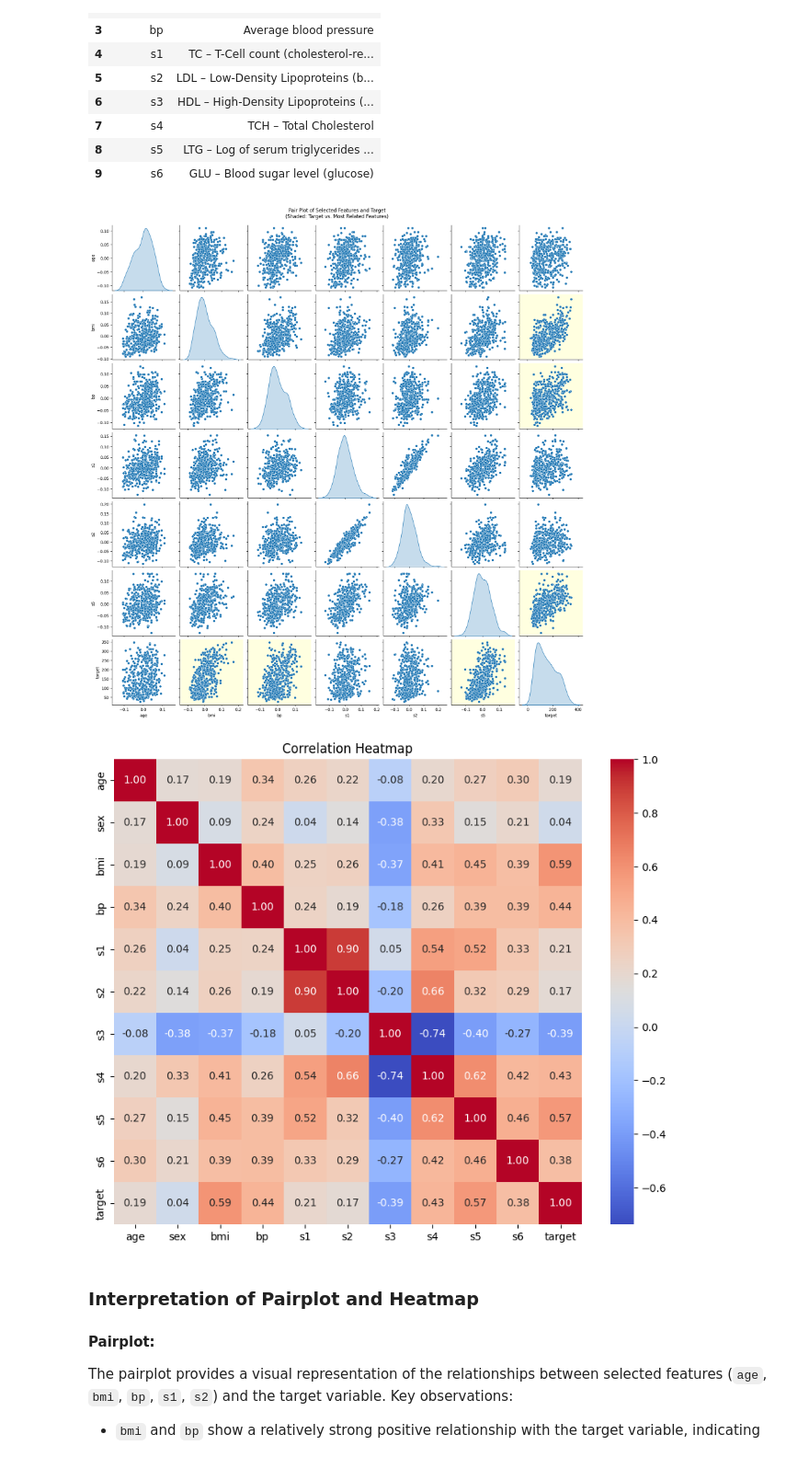
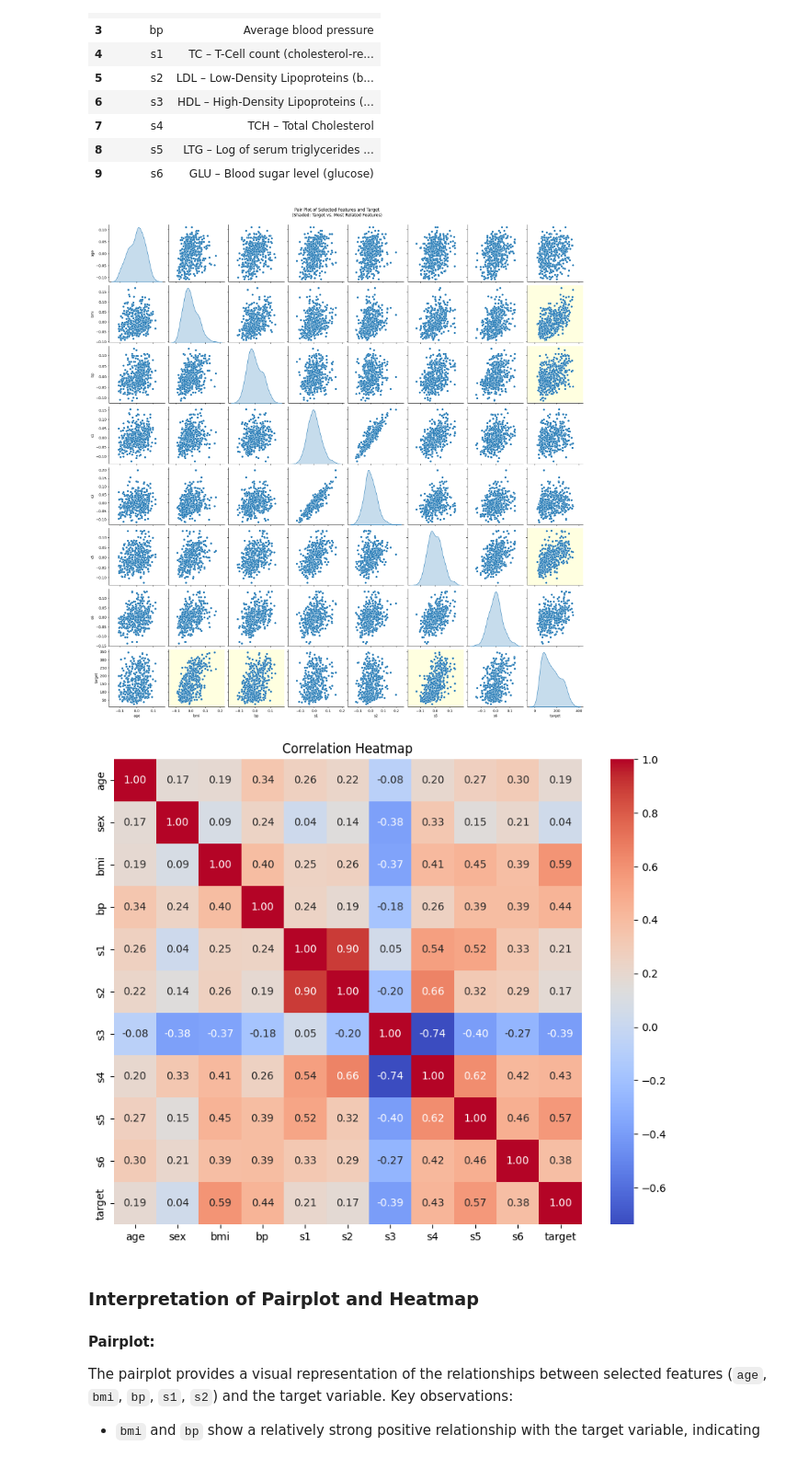
Before and after one commit to Mahdi-20/diabetes-ml-analysis, a Jupyter notebook: notebooks/Regression_Assignment_Diabetes_Solutions_revised_Mahdi.ipynb, the cells around one changed output. Shown at 92% size. Saved outputs shown, nothing was run; the diff lists cells and outputs as text; code cells hidden in the pictures.

Commit message:
Updated Regression_Assignment_Diabetes_Solutions_revised_Mahdi notebook with refined pair plot logic

```diff
--- a/notebooks/Regression_Assignment_Diabetes_Solutions_revised_Mahdi.ipynb
+++ b/notebooks/Regression_Assignment_Diabetes_Solutions_revised_Mahdi.ipynb
@@ -93,32 +93,32 @@ pd.DataFrame(feature_info.items(), columns=["Feature", "Description"])
 # %%
 import seaborn as sns
 
 import matplotlib.pyplot as plt
 
 # Pair plot for the first few features and the target
 # Highlight features most related to the target (highest correlation)
 # We'll use 'bmi', 'bp', and 's5' as the most related features based on the heatmap/correlation matrix
 highlight_features = ['bmi', 'bp', 's5']
 
 df = X.copy()
 df['target'] = y
 
 # Pair plot with shaded background for target vs. important features
-pairplot = sns.pairplot(df, vars=['age', 'bmi', 'bp', 's1', 's2', 's5', 'target'], diag_kind='kde', height=2.5)
+pairplot = sns.pairplot(df, vars=['age', 'bmi', 'bp', 's1', 's2', 's5', 's6', 'target'], diag_kind='kde', height=2.5)
 for ax in pairplot.axes.flatten():
     if (ax.get_xlabel() == 'target' and ax.get_ylabel() in highlight_features) or (ax.get_ylabel() == 'target' and ax.get_xlabel() in highlight_features):
         ax.set_facecolor('lightyellow')  # Shade background only for target vs. highlight_features
 plt.suptitle("Pair Plot of Selected Features and Target\n(Shaded: Target vs. Most Related Features)", y=1.02)
 plt.show()
 
 # Correlation heatmap
 plt.figure(figsize=(10, 8))
 correlation_matrix = df.corr()
 sns.heatmap(correlation_matrix, annot=True, fmt=".2f", cmap="coolwarm", cbar=True)
 plt.title("Correlation Heatmap")
 plt.show()
 # %% [output]
-[figure, old version]
+[figure, new version]
 [figure]
 # %% [markdown]
 ### Interpretation of Pairplot and Heatmap
```
